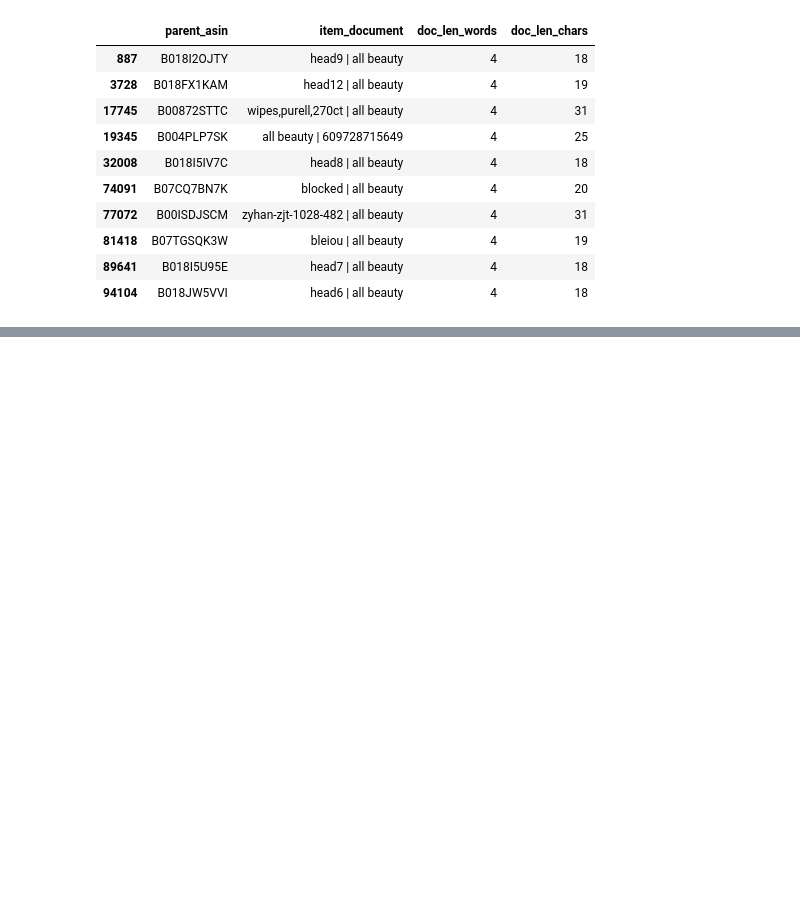
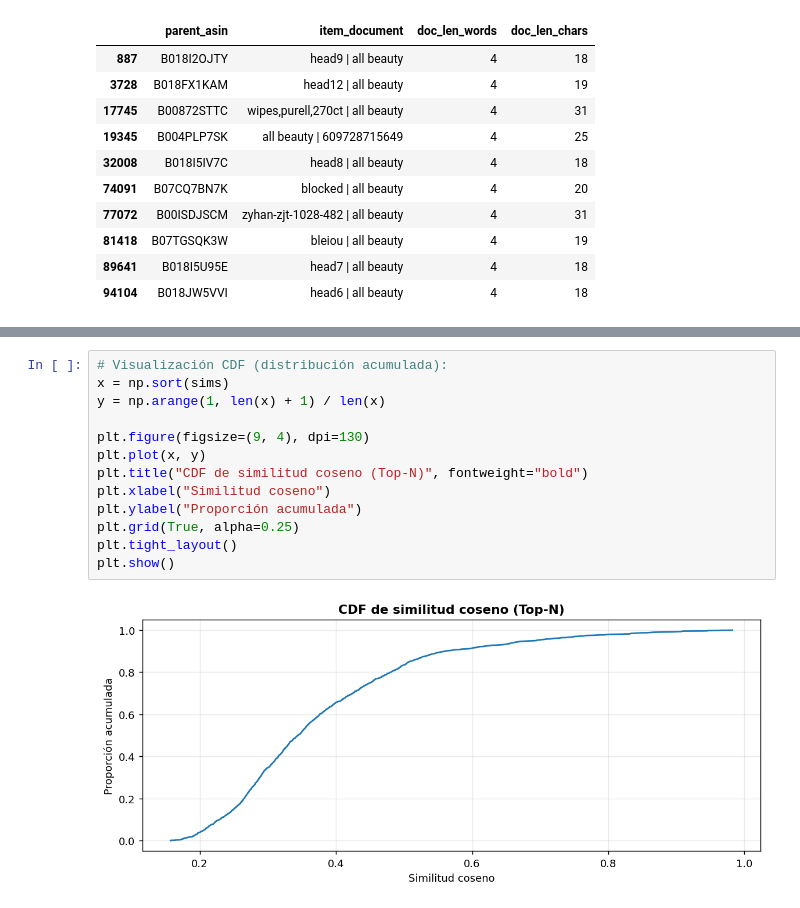
Before and after one commit to jwyangyin/TFM, a Jupyter notebook: TFM_Notebook_2_(Master_Data_Science)_Sistema_de_recomendación_basado_en_contenido_(Content_Based_Filtering).ipynb, the cells around one changed output, grey strips where cells are left out. Saved outputs shown, nothing was run; the diff lists cells and outputs as text; blank space fills up the shorter version.

```diff
--- a/TFM_Notebook_2_(Master_Data_Science)_Sistema_de_recomendación_basado_en_contenido_(Content_Based_Filtering).ipynb
+++ b/TFM_Notebook_2_(Master_Data_Science)_Sistema_de_recomendación_basado_en_contenido_(Content_Based_Filtering).ipynb
@@ -1853,0 +2049,15 @@ asimétrica, con muchos valores bajos y una cola derecha que concentre los ítem
+# %%
+# Visualización CDF (distribución acumulada):
+x = np.sort(sims)
+y = np.arange(1, len(x) + 1) / len(x)
+
+plt.figure(figsize=(9, 4), dpi=130)
+plt.plot(x, y)
+plt.title("CDF de similitud coseno (Top-N)", fontweight="bold")
+plt.xlabel("Similitud coseno")
+plt.ylabel("Proporción acumulada")
+plt.grid(True, alpha=0.25)
+plt.tight_layout()
+plt.show()
+# %% [output]
+[figure, added]
```
Also changed, not shown: parts of 22 cells of this notebook.
